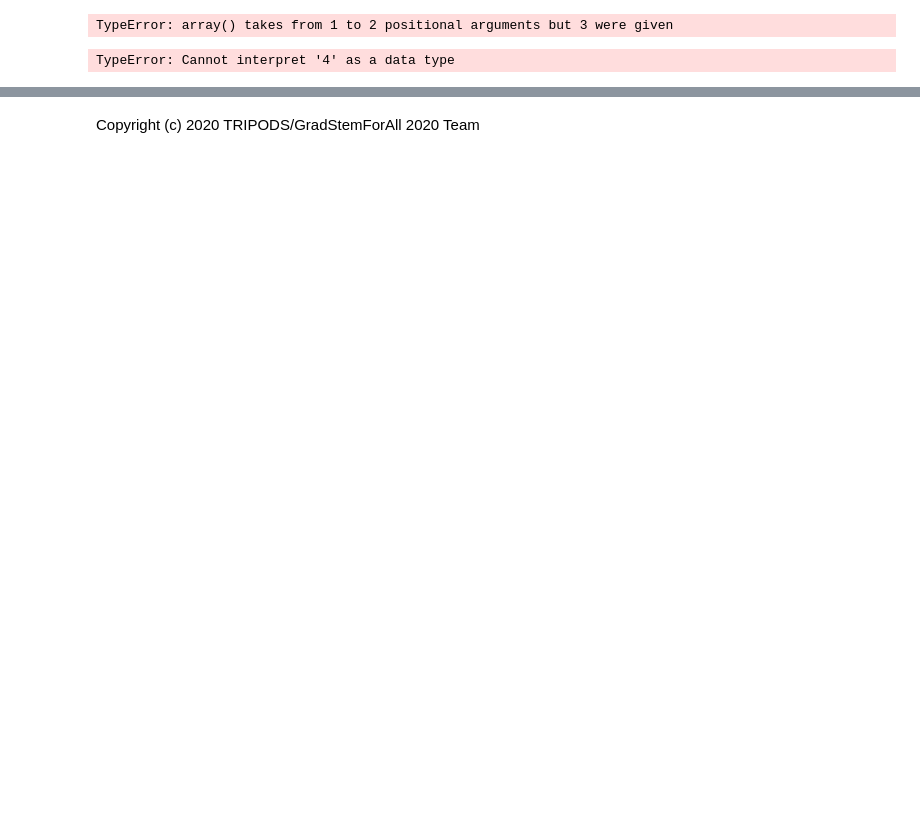
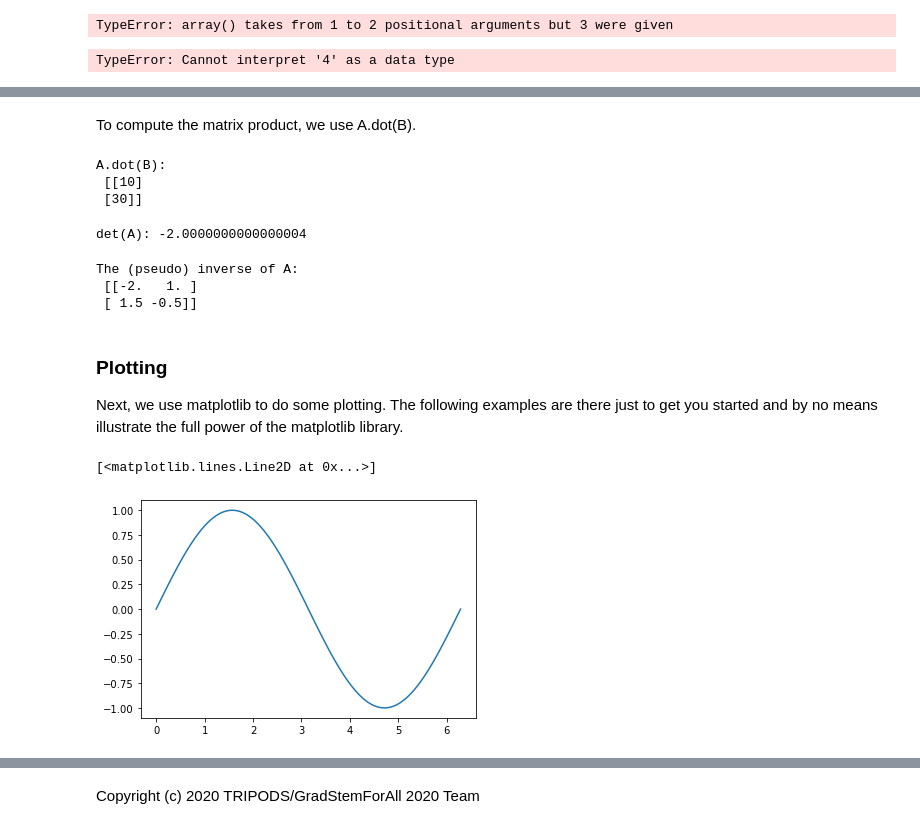
Before and after one commit to ArianNadjim/Tripods, a Jupyter notebook: 1. Monday (Python Crash Course)/NumPy Basics.ipynb, the cells around one changed output, grey strips where cells are left out. Saved outputs shown, nothing was run; the diff lists cells and outputs as text; code cells hidden in the pictures; blank space fills up the shorter version.

```diff
--- a/1. Monday (Python Crash Course)/NumPy Basics.ipynb
+++ b/1. Monday (Python Crash Course)/NumPy Basics.ipynb
@@ -221,0 +352,34 @@ plt.plot(np.sin(xs))
+# %% [markdown]
+To compute the matrix product, we use A.dot(B).
+# %%
+print('A.dot(B): \n', A.dot(B))
+# %% [output]
+A.dot(B):
+ [[10]
+ [30]]
+# %%
+print('det(A):', np.linalg.det(A))
+# %% [output]
+det(A): -2.0000000000000004
+# %%
+print('The (pseudo) inverse of A:\n', np.linalg.pinv(A))
+# %% [output]
+The (pseudo) inverse of A:
+ [[-2.   1. ]
+ [ 1.5 -0.5]]
+# %% [markdown]
+### Plotting
+
+Next, we use matplotlib to do some plotting. The following examples are there just to get you started and by no means illustrate the full power of the matplotlib library.
+# %%
+from matplotlib import pyplot as plt
+
+xs = np.linspace(0,2*np.pi, 100)
+ys = np.sin(xs)
+
+# What are xs and ys?
+
+plt.plot(xs, ys)
+# %% [output]
+[<matplotlib.lines.Line2D at 0x...>]
+[figure, added]
```
Also changed, not shown: parts of 65 cells of this notebook.
